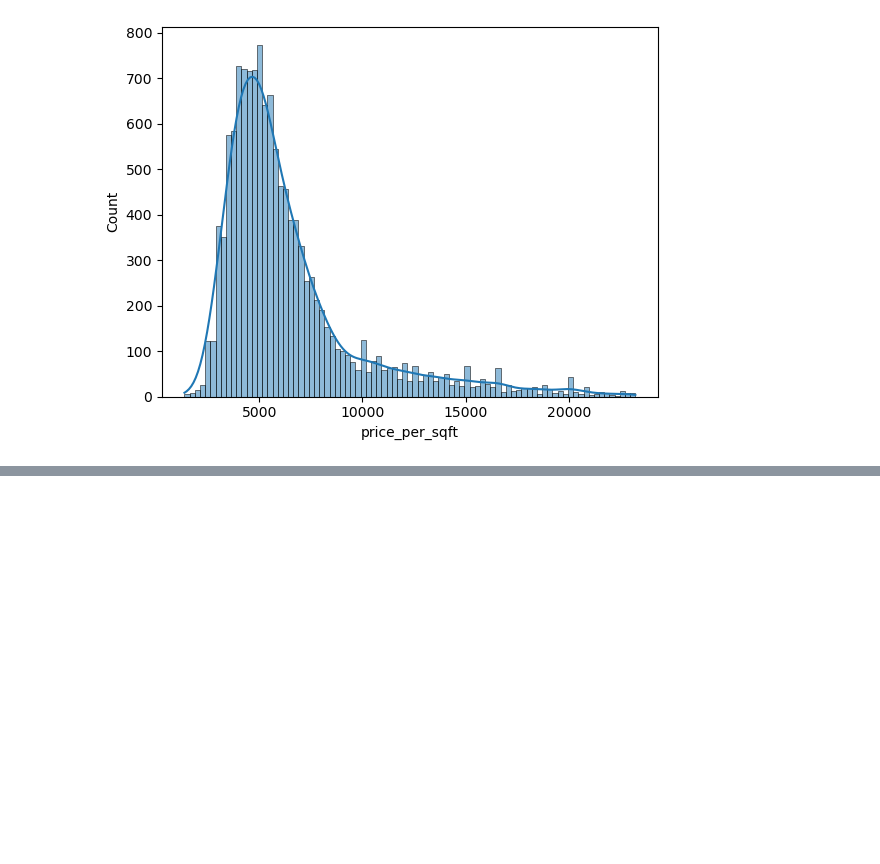
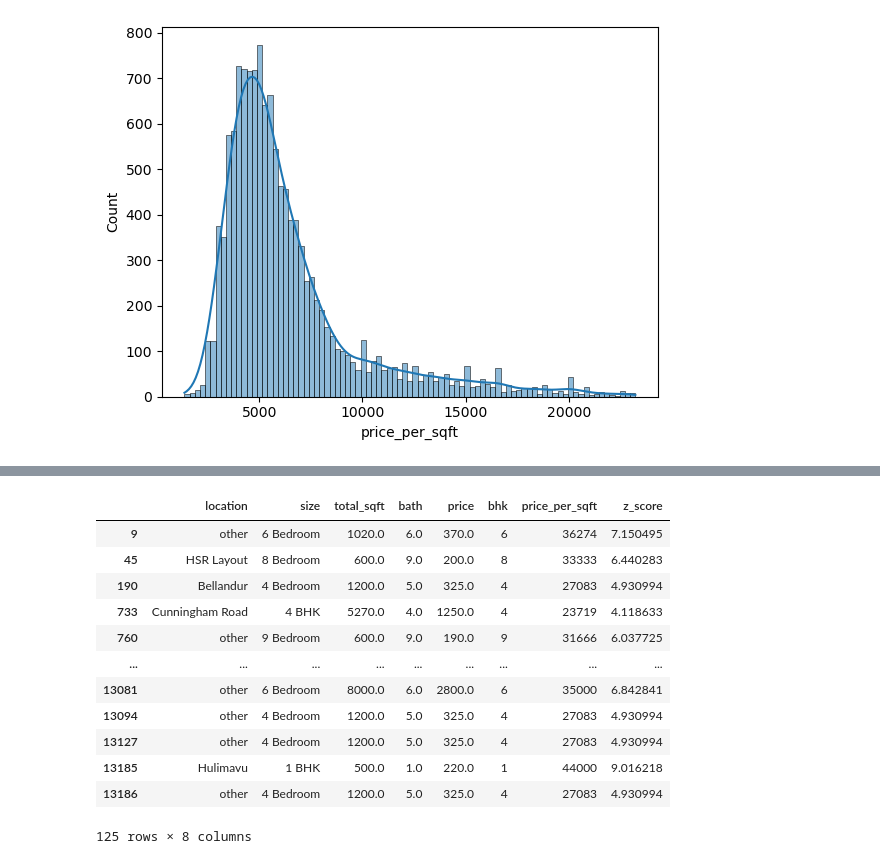
Before and after one commit to kumarshubham011/Data-Science-Stuff, a Jupyter notebook: math-for-machine-learning-main/3_normal_distribution/Exercise/my_solution.ipynb, the cells around one changed output, grey strips where cells are left out. Saved outputs shown, nothing was run; the diff lists cells and outputs as text; code cells hidden in the pictures; blank space fills up the shorter version.

```diff
--- a/math-for-machine-learning-main/3_normal_distribution/Exercise/my_solution.ipynb
+++ b/math-for-machine-learning-main/3_normal_distribution/Exercise/my_solution.ipynb
@@ -134,0 +157,16 @@ sn.histplot(df.price_per_sqft, kde=True)
+# %%
+df2[(df2['z_score'] < -4) | (df2['z_score'] > 4)]
+# %% [output]
+|  | location | size | total_sqft | bath | price | bhk | price_per_sqft | z_score |
+| 9 | other | 6 Bedroom | 1020.0 | 6.0 | 370.0 | 6 | 36274 | 7.150495 |
+| 45 | HSR Layout | 8 Bedroom | 600.0 | 9.0 | 200.0 | 8 | 33333 | 6.440283 |
+| 190 | Bellandur | 4 Bedroom | 1200.0 | 5.0 | 325.0 | 4 | 27083 | 4.930994 |
+| 733 | Cunningham Road | 4 BHK | 5270.0 | 4.0 | 1250.0 | 4 | 23719 | 4.118633 |
+| 760 | other | 9 Bedroom | 600.0 | 9.0 | 190.0 | 9 | 31666 | 6.037725 |
+| ... | ... | ... | ... | ... | ... | ... | ... | ... |
+| 13081 | other | 6 Bedroom | 8000.0 | 6.0 | 2800.0 | 6 | 35000 | 6.842841 |
+| 13094 | other | 4 Bedroom | 1200.0 | 5.0 | 325.0 | 4 | 27083 | 4.930994 |
+| 13127 | other | 4 Bedroom | 1200.0 | 5.0 | 325.0 | 4 | 27083 | 4.930994 |
+| 13185 | Hulimavu | 1 BHK | 500.0 | 1.0 | 220.0 | 1 | 44000 | 9.016218 |
+| 13186 | other | 4 Bedroom | 1200.0 | 5.0 | 325.0 | 4 | 27083 | 4.930994 |
+125 rows × 8 columns
```
Also changed, not shown: parts of 12 cells of this notebook, 1 other file.
